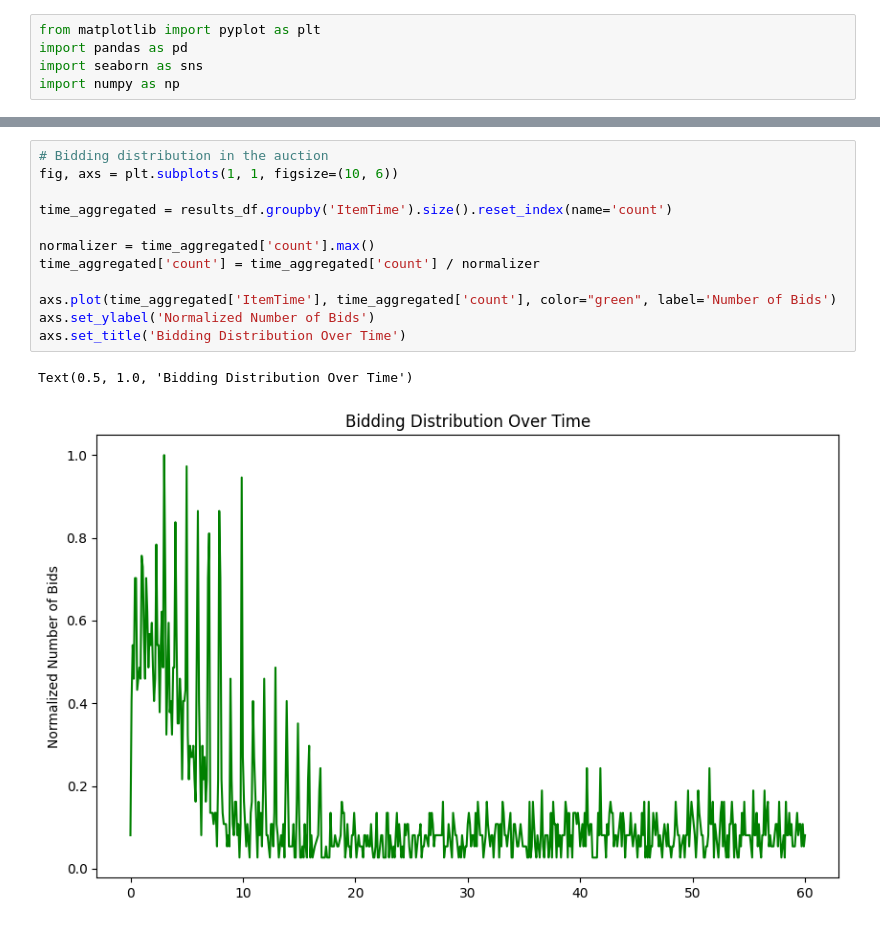
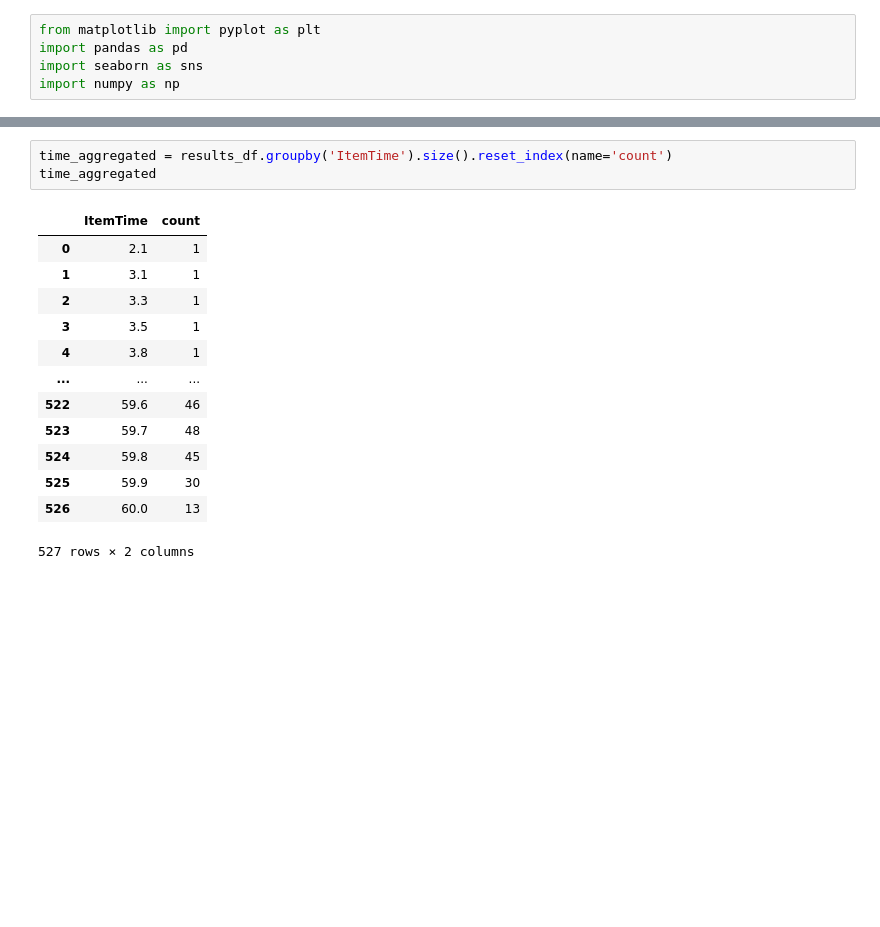
Before and after one commit to findraj/Auction-Dynamics-Simulation, a Jupyter notebook: analysis/results/results.ipynb, the cells around one changed output, grey strips where cells are left out. Drawn from its saved outputs; the diff is of its cells as text; blank space fills up the shorter version.

```diff
--- a/analysis/results/results.ipynb
+++ b/analysis/results/results.ipynb
@@ -73,15 +73,17 @@ sns.histplot(aggregated_items['count'], bins=50, kde=True, ax=axs)
-# %%
-# Bidding distribution in the auction
-fig, axs = plt.subplots(1, 1, figsize=(10, 6))
-
-time_aggregated = results_df.groupby('ItemTime').size().reset_index(name='count')
-
-normalizer = time_aggregated['count'].max()
-time_aggregated['count'] = time_aggregated['count'] / normalizer
-
-axs.plot(time_aggregated['ItemTime'], time_aggregated['count'], color="green", label='Number of Bids')
-axs.set_ylabel('Normalized Number of Bids')
-axs.set_title('Bidding Distribution Over Time')
-# %% [output]
-Text(0.5, 1.0, 'Bidding Distribution Over Time')
-[figure, removed]
+# %%
+time_aggregated = results_df.groupby('ItemTime').size().reset_index(name='count')
+time_aggregated
+# %% [output]
+|  | ItemTime | count |
+| 0 | 2.1 | 1 |
+| 1 | 3.1 | 1 |
+| 2 | 3.3 | 1 |
+| 3 | 3.5 | 1 |
+| 4 | 3.8 | 1 |
+| ... | ... | ... |
+| 522 | 59.6 | 46 |
+| 523 | 59.7 | 48 |
+| 524 | 59.8 | 45 |
+| 525 | 59.9 | 30 |
+| 526 | 60.0 | 13 |
+527 rows × 2 columns
```
Also changed, not shown: parts of 6 cells of this notebook, 3 other files.
